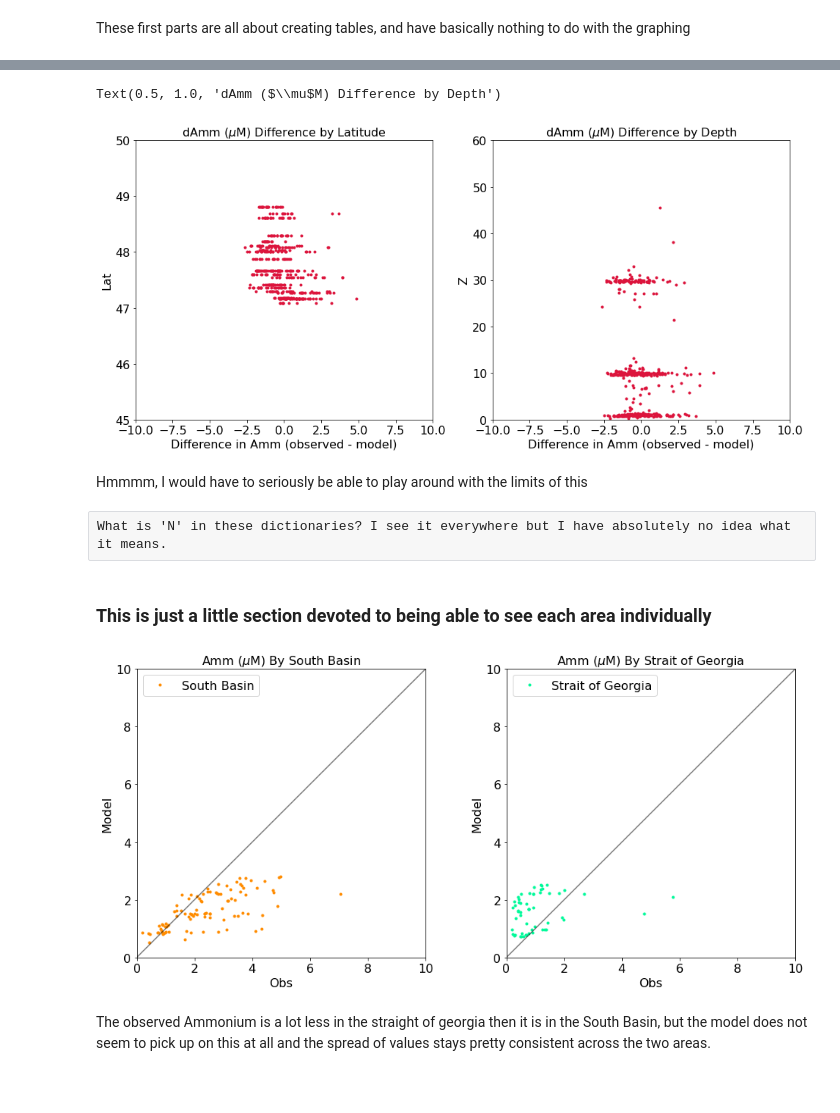
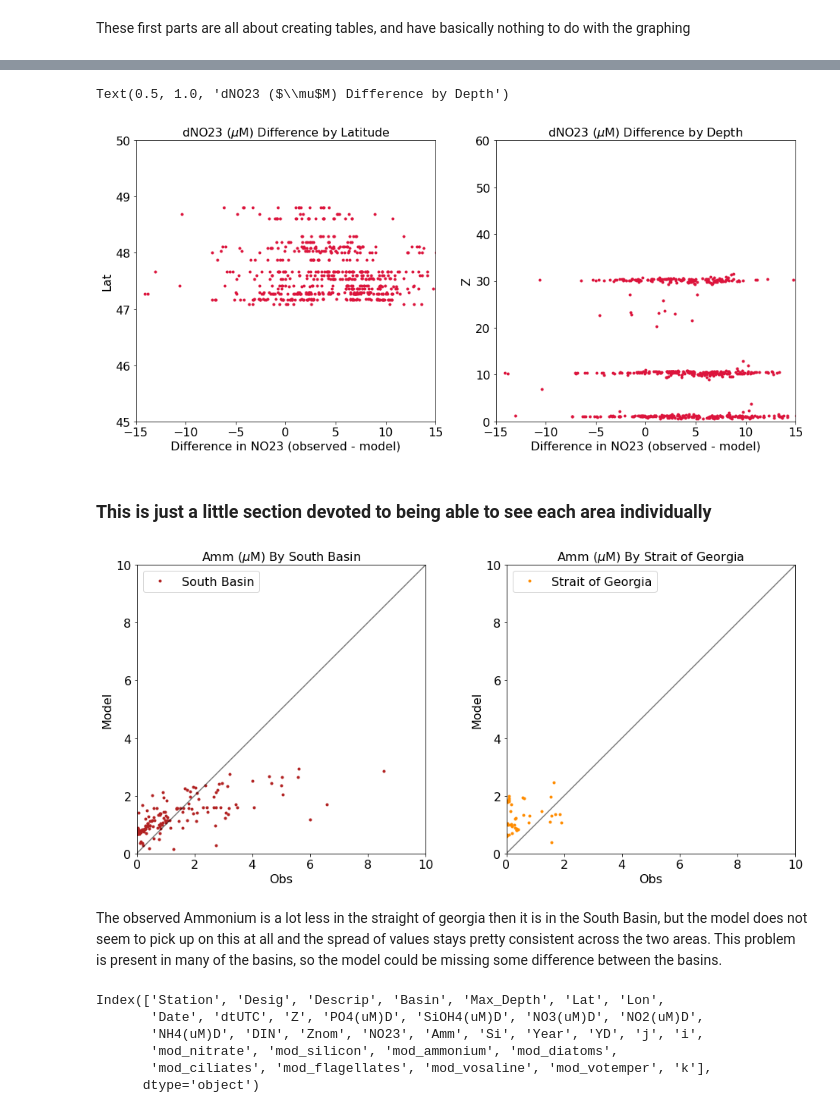
Before and after one commit to SalishSeaCast/analysis-keegan, a Jupyter notebook: notebooks/Examples/Puget_WADE_Example_2009.ipynb, the cells around one changed output, grey strips where cells are left out. Saved outputs shown, nothing was run; the diff lists cells and outputs as text; code cells hidden in the pictures; blank space fills up the shorter version.

```diff
--- a/notebooks/Examples/Puget_WADE_Example_2009.ipynb
+++ b/notebooks/Examples/Puget_WADE_Example_2009.ipynb
@@ -114,3 +115,11 @@ len(df1),len(dfBot), len(dfSta)
+# %%
+# where no time is provided, set time to midday Pacific time = ~ 20:00 UTC for now
+# (most sampling takes place during the day)
+# accurate times will be provided at a later date
+# the code below takes advantage of all elements in 'Date' having a time component
+# set to midnight
+df1['UTCDateTime']=[iiD if pd.isnull(iiU) else iiU \
+                    for iiU,iiD in zip(df1['UTCDateTime'],df1['Date'])]
 # %%
 # We require the following columns:
 #    dtUTC datetime
@@ -201,22 +210,22 @@ with nc.Dataset('/data/eolson/results/MEOPAR/NEMO-forcing-new/grid/bathymetry_20
 # %%
 fig, ax = plt.subplots(1,1,figsize = (6,6))
 with nc.Dataset('/data/vdo/MEOPAR/NEMO-forcing/grid/bathymetry_201702.nc') as grid: #you will get data from somewhere else.
-    viz_tools.plot_coastline(ax, grid, coords = 'map',isobath=.1)# cannot set isobath to zero.
-colors=('teal','green','firebrick','darkorange','darkviolet','fuchsia',
-        'royalblue','darkgoldenrod','mediumspringgreen','deepskyblue')
-datreg=dict()# This whole datreg thing does something I do not quite understand.
+    viz_tools.plot_coastline(ax, grid, coords = 'map',isobath=.1)# cannot set isobath to zero. I wonder what happens when set to grid.
+colors=('deepskyblue','green','firebrick','darkorange','darkviolet','fuchsia',
+        'royalblue','darkgoldenrod','mediumspringgreen','teal')
+datreg=dict()# This whole datreg thing does something I do not quite understand. I think it is just the data by region which is probably what it stands for.
 for ind, iregion in enumerate(data.Basin.unique()): #gives a list of unique values present in column So that each basin has its own color.
     datreg[iregion] = data.loc[data.Basin==iregion]
     ax.plot(datreg[iregion]['Lon'], datreg[iregion]['Lat'],'.',
             color = colors[ind], label=iregion)
 ax.set_ylim(47, 49)
-ax.legend(bbox_to_anchor=[1,.6,0,0])
+ax.legend(bbox_to_anchor=[1,.6,0,0]) #what is going on here???
 ax.set_xlim(-124, -122);
 ax.set_title('Observation Locations');
 
-iz=(data.Z<15)
+iz=(data.Z<15) #What was the point of all of this again?
 JFM=data.loc[iz&(data.dtUTC<=dt.datetime(year,4,1)),:]
-Apr=data.loc[iz&(data.dtUTC<=dt.datetime(year,5,1))&(data.dtUTC>dt.datetime(year,4,1)),:]
+Apr=data.loc[iz&(data.dtUTC<=dt.datetime(year,5,1))&(data.dtUTC>dt.datetime(year,4,1)),:] #why does april have its own section.
 MJJA=data.loc[iz&(data.dtUTC<=dt.datetime(year,9,1))&(data.dtUTC>dt.datetime(year,5,1)),:]
 SOND=data.loc[iz&(data.dtUTC>dt.datetime(year,9,1)),:]
 # %% [output]
@@ -561,13 +566,16 @@ each of these plots takes place over a vastly different range of values and they
 # %%
-def diff_by_value(ax,obsvar,modvar,val,lname,limx,limy):
+def diff_by_env(ax,obsvar,modvar,envvar,lname,limx,limy):
+    ''' add scatter plot to axis with the difference between a df[obsvar] minus
+        df[modvar] on the x-axis and a environmental variable[envvar] on the y-axis
+    '''
     ps=[]
     obs0=et._deframe(data[obsvar])
     mod0=et._deframe(data[modvar])
     diff0=obs0-mod0
-    val0=et._deframe(data[val])
-    ps.append(ax.plot(diff0,val0,'.',color=cols[0],label=lname))
+    envvar0=et._deframe(data[envvar])
+    ps.append(ax.plot(diff0,envvar0,'.',color=cols[0],label=lname)) #need to look deeper into how ps.append works.
     ax.set_xlabel(f"Difference in {obsvar} (observed - model)")
-    ax.set_ylabel(f"{val}")
+    ax.set_ylabel(f"{envvar}")
     ax.set_xlim(limx)
     ax.set_ylim(limy)
     return(ps)
@@ -580,25 +582,21 @@ data.head(1)
 # %%
-obsvar='Amm'
-modvar='mod_ammonium'
-val='Lat'
+obsvar='NO23'
+modvar='mod_nitrate'
+envvar='Lat'
 
 fig, ax = plt.subplots(1,2,figsize = (16,7))
-ps=diff_by_value(ax[0],obsvar,modvar,val,lname="test",limx=(-10,10),limy=(45,50)) #ps is the important stuff. L is just which I probably do not need right now.
+ps=diff_by_env(ax[0],obsvar,modvar,envvar,lname="test",limx=(-15,15),limy=(45,50)) #ps is the important stuff. L is just the legend which I probably do not need right now.
 ax[0].set_title(f'd{obsvar} ($\mu$M) Difference by Latitude')
 
-val='Z'
-ps=diff_by_value(ax[1],obsvar,modvar,val,lname="test",limx=(-10,10),limy=(0,60)) #ps is the important stuff. L is just which I probably do not need right now.
+envvar='Z'
+ps=diff_by_env(ax[1],obsvar,modvar,envvar,lname="test",limx=(-15,15),limy=(0,60)) #ps is the important stuff. L is just which I probably do not need right now.
 ax[1].set_title(f'd{obsvar} ($\mu$M) Difference by Depth')
 
 #ps,l=byDepth(ax[1],obsvar,modvar,(0,80))
 #ax[1].set_title('NH$_4$ ($\mu$M) By Depth');
 # %% [output]
-Text(0.5, 1.0, 'dAmm ($\\mu$M) Difference by Depth')
+Text(0.5, 1.0, 'dNO23 ($\\mu$M) Difference by Depth')
-[figure, old version]
+[figure, new version]
-# %% [markdown]
-Hmmmm, I would have to seriously be able to play around with the limits of this
-# %% [raw]
-What is 'N' in these dictionaries? I see it everywhere but I have absolutely no idea what it means.
 # %% [markdown]
 ### This is just a little section devoted to being able to see each area individually
 # %%
@@ -607,13 +605,22 @@ modvar='mod_ammonium'
 
 fig, ax = plt.subplots(1,2,figsize = (16,7))
 region="South Basin"
-ps,l=byRegion(ax[0],obsvar,modvar,(0,10),sep=True,region=region)
+ps=byRegion(ax[0],obsvar,modvar,(0,10),sep=True,region=region)
 ax[0].set_title(f'{obsvar} ($\mu$M) By {region}');
 
 region="Strait of Georgia"
-ps,l=byRegion(ax[1],obsvar,modvar,(0,10),sep=True,region=region)
+ps=byRegion(ax[1],obsvar,modvar,(0,10),sep=True,region=region)
 ax[1].set_title(f'{obsvar} ($\mu$M) By {region}');
 # %% [output]
-[figure, old version]
+[figure, new version]
 # %% [markdown]
-The observed Ammonium is a lot less in the straight of georgia then it is in the South Basin, but the model does not seem to pick up on this at all and the spread of values stays pretty consistent across the two areas.
+The observed Ammonium is a lot less in the straight of georgia then it is in the South Basin, but the model does not seem to pick up on this at all and the spread of values stays pretty consistent across the two areas. This problem is present in many of the basins, so the model could be missing some difference between the basins.
+# %%
+data.columns
+# %% [output]
+Index(['Station', 'Desig', 'Descrip', 'Basin', 'Max_Depth', 'Lat', 'Lon',
+       'Date', 'dtUTC', 'Z', 'PO4(uM)D', 'SiOH4(uM)D', 'NO3(uM)D', 'NO2(uM)D',
+       'NH4(uM)D', 'DIN', 'Znom', 'NO23', 'Amm', 'Si', 'Year', 'YD', 'j', 'i',
+       'mod_nitrate', 'mod_silicon', 'mod_ammonium', 'mod_diatoms',
+       'mod_ciliates', 'mod_flagellates', 'mod_vosaline', 'mod_votemper', 'k'],
+      dtype='object')
```
Also changed, not shown: parts of 33 cells of this notebook, 1 other file.
